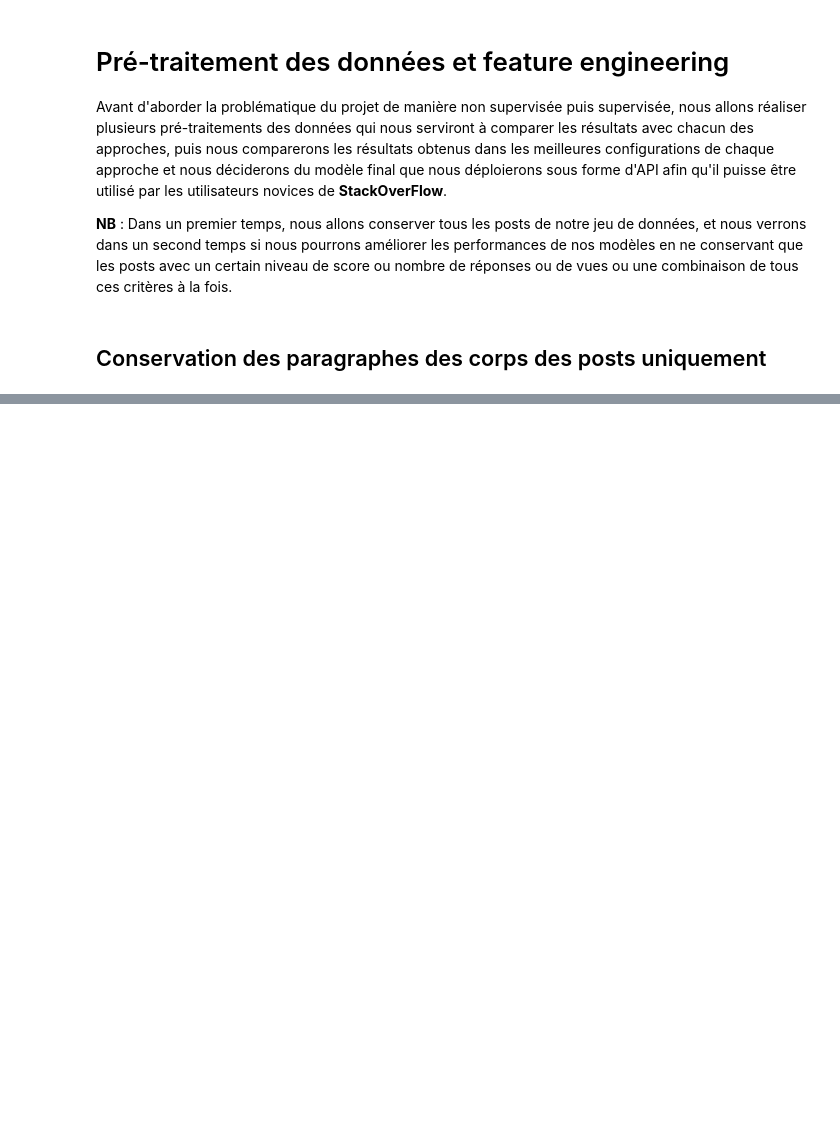
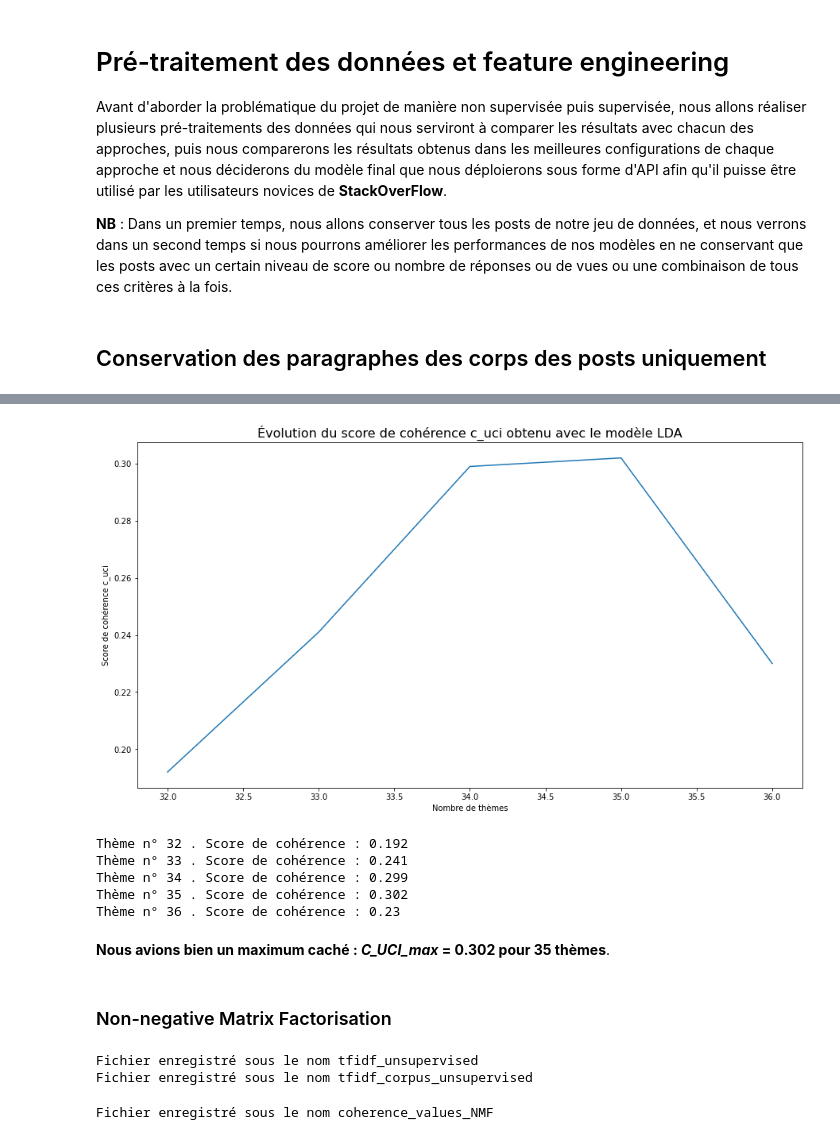
Before and after one commit to jkomb/P5---Tagger-automatiquement-des-questions---StackOverFlow, a Jupyter notebook: KOMBEM_Jonathan_2_notebook_test_012023.ipynb, the cells around one changed output, grey strips where cells are left out. Cells and saved outputs as stored; diff of their text form; code cells hidden in the pictures; blank space fills up the shorter version.

```diff
--- a/KOMBEM_Jonathan_2_notebook_test_012023.ipynb
+++ b/KOMBEM_Jonathan_2_notebook_test_012023.ipynb
@@ -123,0 +720,26 @@ df_datas.to_pickle('datasets/tests/df_datas_contractions.pkl')
+# %%
+LDA_optimal_tight, coherence_values_LDA_tight = compute_coherence_values_LDA(dictionary=id2word, bow_corpus=bow_corpus, corpus=corpus, nb_topics_max=37, nb_topics_start=32, step=1)
+# %%
+limit=37
+start=32
+step=1
+x_tight = range(start, limit, step)
+plt.plot(x_tight, coherence_values_LDA_tight)
+plt.xlabel("Nombre de thèmes")
+plt.ylabel("Score de cohérence c_uci")
+plt.title("Évolution du score de cohérence c_uci obtenu avec le modèle LDA", fontsize=16)
+plt.show()
+
+for i, c_uci in zip(x_tight, coherence_values_LDA_tight):
+    print("Thème n°", i, ". Score de cohérence :", c_uci)
+# %% [output]
+[figure, added]
+Thème n° 32 . Score de cohérence : 0.192
+Thème n° 33 . Score de cohérence : 0.241
+Thème n° 34 . Score de cohérence : 0.299
+Thème n° 35 . Score de cohérence : 0.302
+Thème n° 36 . Score de cohérence : 0.23
+# %% [markdown]
+**Nous avions bien un maximum caché : *C_UCI_max* = 0.302 pour 35 thèmes**.
+# %% [markdown]
+### Non-negative Matrix Factorisation
@@ -123,0 +790,6 @@ df_datas.to_pickle('datasets/tests/df_datas_contractions.pkl')
+# %%
+save_pickle(tfidf, "tfidf_unsupervised")
+save_pickle(tfidf_corpus, "tfidf_corpus_unsupervised")
+# %% [output]
+Fichier enregistré sous le nom tfidf_unsupervised
+Fichier enregistré sous le nom tfidf_corpus_unsupervised
@@ -123,0 +801,4 @@ df_datas.to_pickle('datasets/tests/df_datas_contractions.pkl')
+# %%
+save_pickle(coherence_values_NMF, "coherence_values_NMF")
+# %% [output]
+Fichier enregistré sous le nom coherence_values_NMF
```
Also changed, not shown: parts of 274 cells of this notebook, 1 other file.
